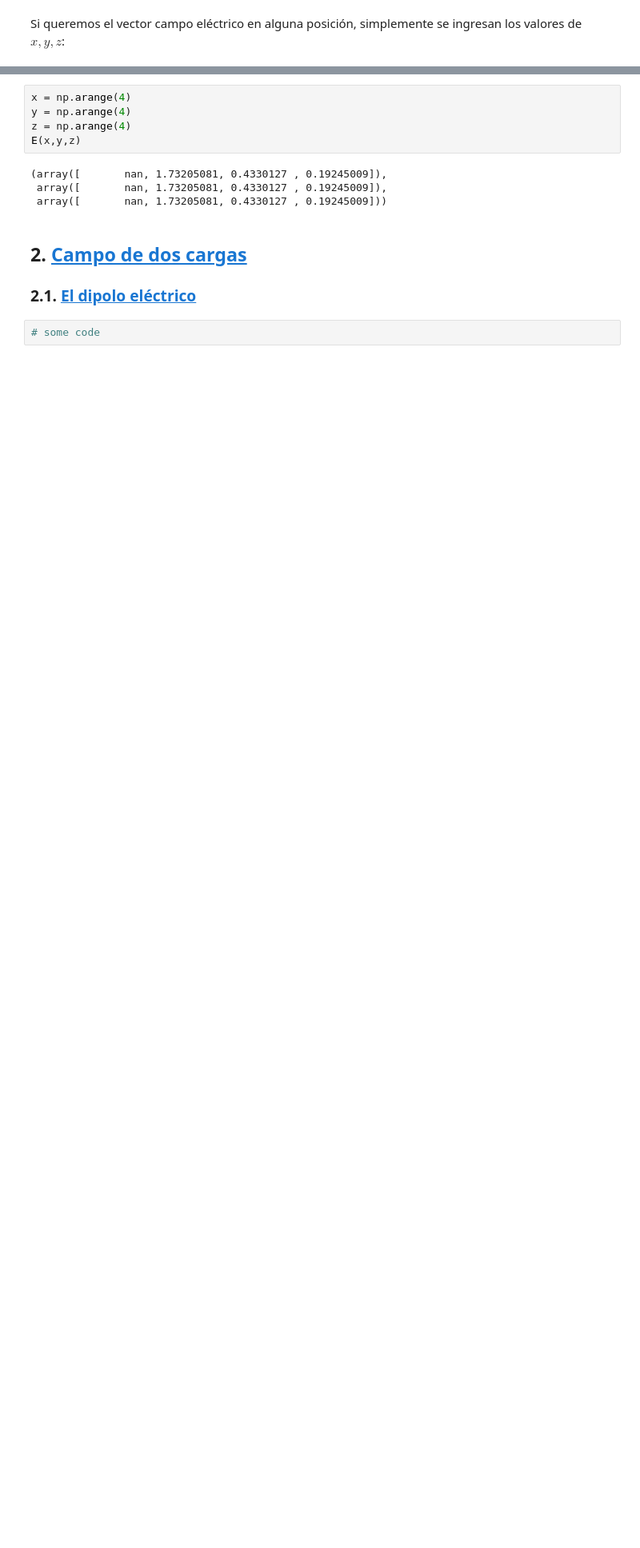
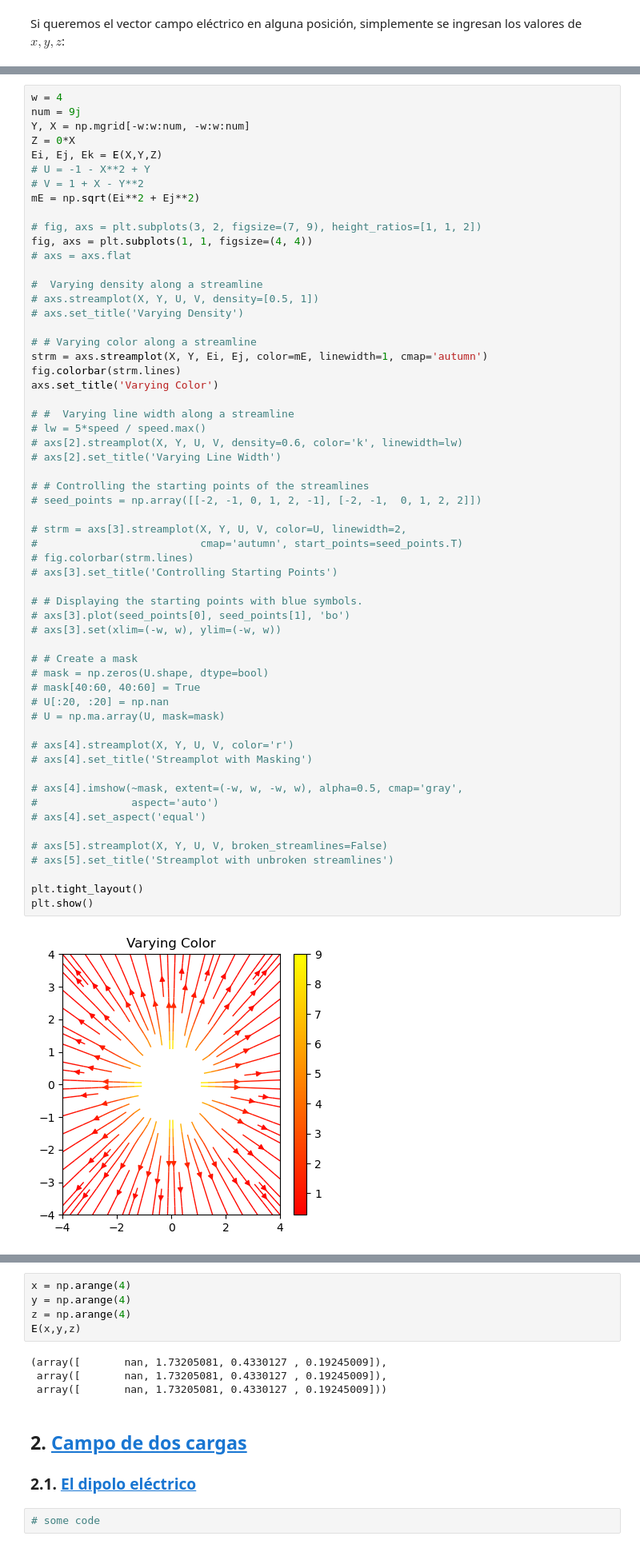
Before and after one commit to epplugins/UTN, a Jupyter notebook: electromagnetismo/em01_campo_electrico.ipynb, the cells around one changed output, grey strips where cells are left out. Shown at 80% size. Saved outputs shown, nothing was run; the diff lists cells and outputs as text; blank space fills up the shorter version.

```diff
--- a/electromagnetismo/em01_campo_electrico.ipynb
+++ b/electromagnetismo/em01_campo_electrico.ipynb
@@ -94,0 +120,60 @@ E(1,0,0)
+# %%
+w = 4
+num = 9j
+Y, X = np.mgrid[-w:w:num, -w:w:num]
+Z = 0*X
+Ei, Ej, Ek = E(X,Y,Z)
+# U = -1 - X**2 + Y
+# V = 1 + X - Y**2
+mE = np.sqrt(Ei**2 + Ej**2)
+
+# fig, axs = plt.subplots(3, 2, figsize=(7, 9), height_ratios=[1, 1, 2])
+fig, axs = plt.subplots(1, 1, figsize=(4, 4))
+# axs = axs.flat
+
+#  Varying density along a streamline
+# axs.streamplot(X, Y, U, V, density=[0.5, 1])
+# axs.set_title('Varying Density')
+
+# # Varying color along a streamline
+strm = axs.streamplot(X, Y, Ei, Ej, color=mE, linewidth=1, cmap='autumn')
+fig.colorbar(strm.lines)
+axs.set_title('Varying Color')
+
+# #  Varying line width along a streamline
+# lw = 5*speed / speed.max()
+# axs[2].streamplot(X, Y, U, V, density=0.6, color='k', linewidth=lw)
+# axs[2].set_title('Varying Line Width')
+
+# # Controlling the starting points of the streamlines
+# seed_points = np.array([[-2, -1, 0, 1, 2, -1], [-2, -1,  0, 1, 2, 2]])
+
+# strm = axs[3].streamplot(X, Y, U, V, color=U, linewidth=2,
+#                          cmap='autumn', start_points=seed_points.T)
+# fig.colorbar(strm.lines)
+# axs[3].set_title('Controlling Starting Points')
+
+# # Displaying the starting points with blue symbols.
+# axs[3].plot(seed_points[0], seed_points[1], 'bo')
+# axs[3].set(xlim=(-w, w), ylim=(-w, w))
+
+# # Create a mask
+# mask = np.zeros(U.shape, dtype=bool)
+# mask[40:60, 40:60] = True
+# U[:20, :20] = np.nan
+# U = np.ma.array(U, mask=mask)
+
+# axs[4].streamplot(X, Y, U, V, color='r')
+# axs[4].set_title('Streamplot with Masking')
+
+# axs[4].imshow(~mask, extent=(-w, w, -w, w), alpha=0.5, cmap='gray',
+#               aspect='auto')
+# axs[4].set_aspect('equal')
+
+# axs[5].streamplot(X, Y, U, V, broken_streamlines=False)
+# axs[5].set_title('Streamplot with unbroken streamlines')
+
+plt.tight_layout()
+plt.show()
+# %% [output]
+[figure, added]
```
Also changed, not shown: parts of 10 cells of this notebook, 2 other files.
